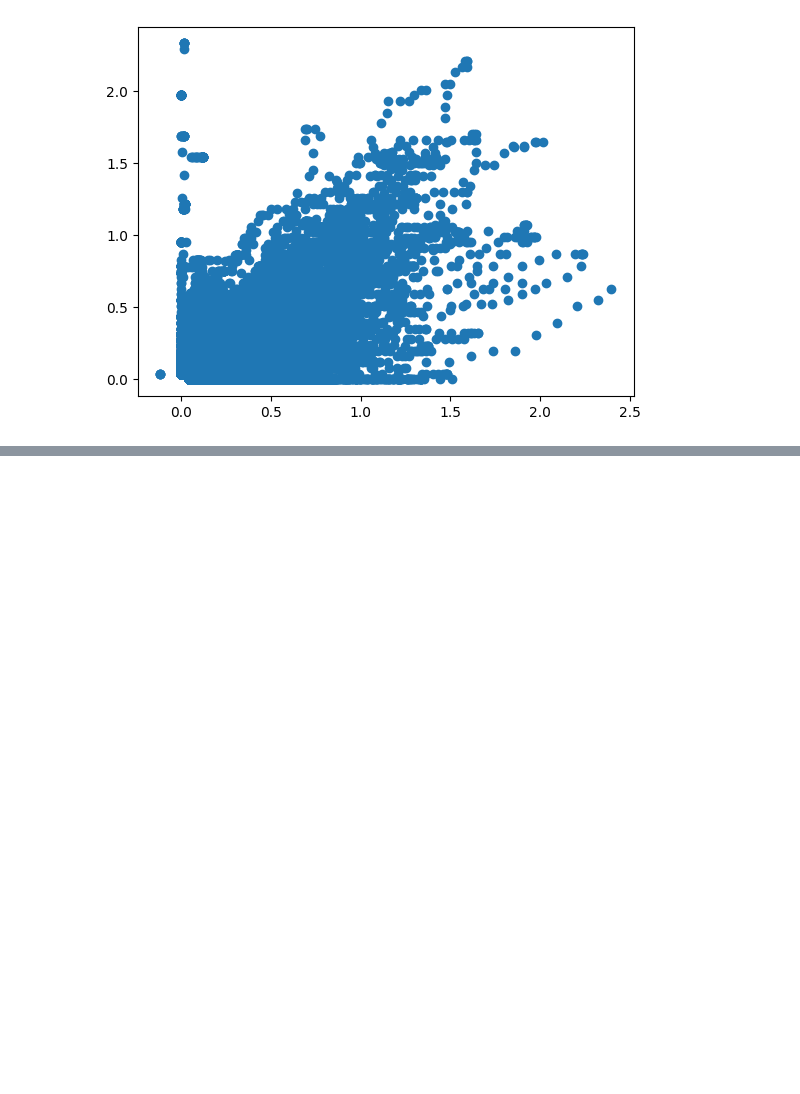
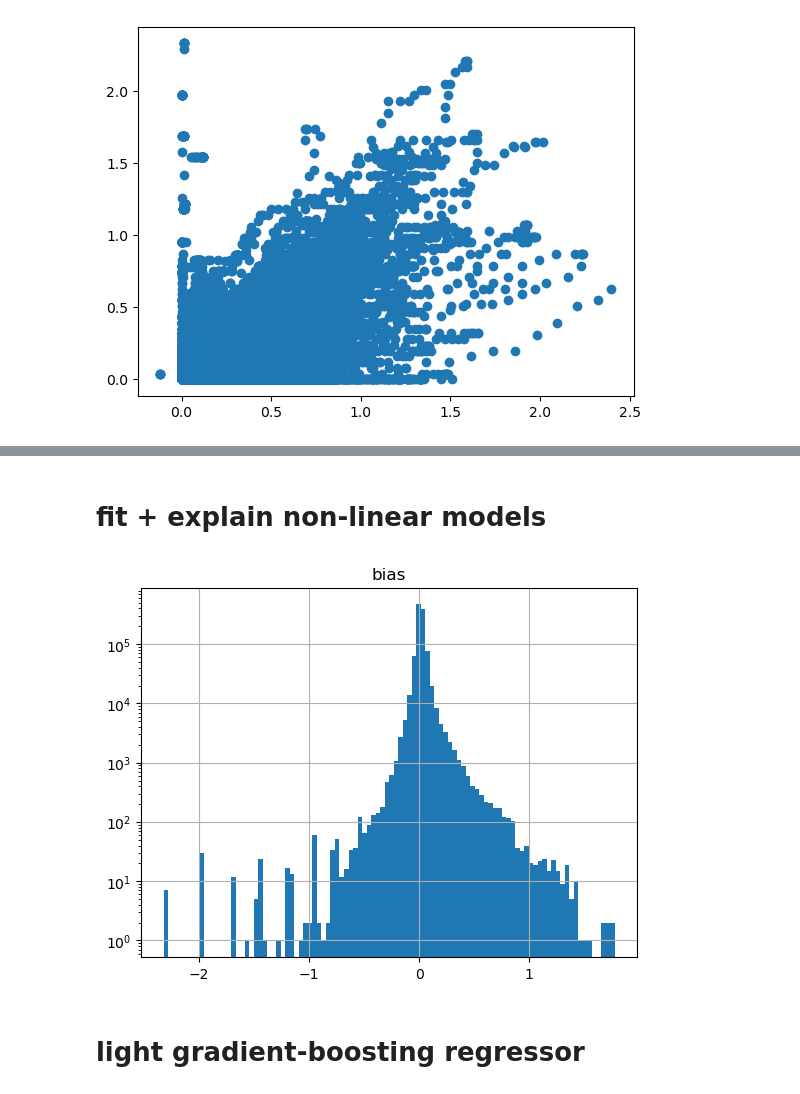
Before and after one commit to leharris3/piml-qpe, a Jupyter notebook: 12-26-25-add-categorical-labels.ipynb, the cells around one changed output, grey strips where cells are left out. Saved outputs shown, nothing was run; the diff lists cells and outputs as text; code cells hidden in the pictures; blank space fills up the shorter version.

```diff
--- a/12-26-25-add-categorical-labels.ipynb
+++ b/12-26-25-add-categorical-labels.ipynb
@@ -420,0 +479,2 @@ Line of best fit: y = -17.1541x + 13.7607
+# %% [markdown]
+# fit + explain non-linear models
@@ -420,0 +525,6 @@ Line of best fit: y = -17.1541x + 13.7607
+# %%
+df_subset.hist("bias", bins=100, log=True);
+# %% [output]
+[figure, added]
+# %% [markdown]
+# light gradient-boosting regressor
```
Also changed, not shown: parts of 32 cells of this notebook.
